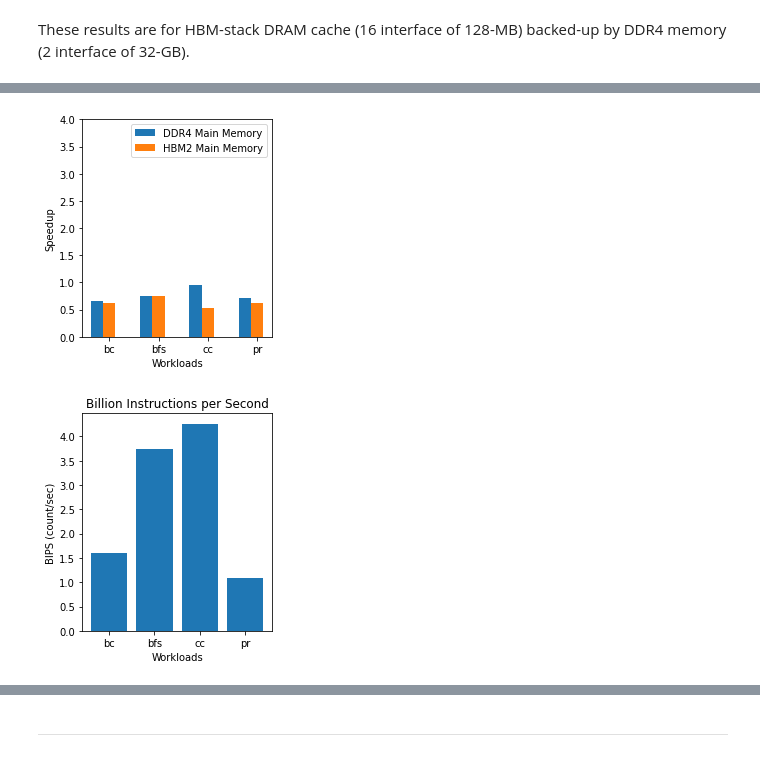
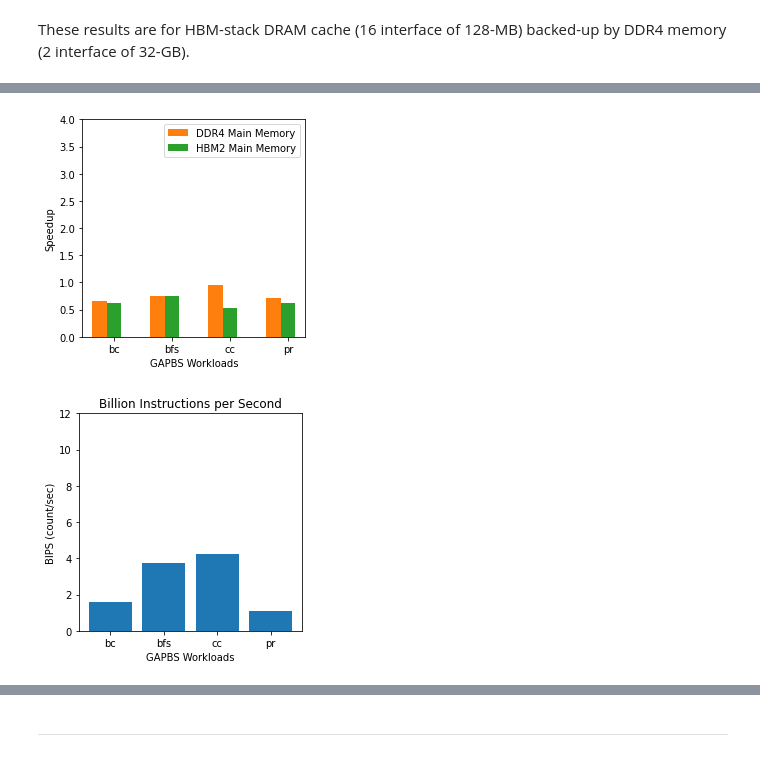
Before and after one commit to darchr/dramCacheController, a Jupyter notebook: myPlots/res_Nov_14/GAPBS/gapbs.ipynb, the cells around one changed output, grey strips where cells are left out. Saved outputs shown, nothing was run; the diff lists cells and outputs as text; code cells hidden in the pictures.

```diff
--- a/myPlots/res_Nov_14/GAPBS/gapbs.ipynb
+++ b/myPlots/res_Nov_14/GAPBS/gapbs.ipynb
@@ -385,30 +385,30 @@ plt.show()
 # %%
 x = df['app']
 x_axis = np.arange(len(x))
 
 y = df['totBW'].astype(float)
 y2 = df2['totBW'].astype(float)
 y3 = df3['totBW'].astype(float)
 
 # Multi bar Chart
 fig = plt.figure()
-fig.set_size_inches(3.4, 4)
+fig.set_size_inches(4, 4)
 
 plt.ylim([0,4])
 
-plt.bar(x_axis -0.25, y/y2, width=0.25, label = 'DDR4 Main Memory')
-plt.bar(x_axis, y/y3, width=0.25, label = 'HBM2 Main Memory')
+plt.bar(x_axis -0.25, y/y2, width=0.25, color ='#ff7f0e', label = 'DDR4 Main Memory')
+plt.bar(x_axis, y/y3, width=0.25, color='#2ca02d',label = 'HBM2 Main Memory')
 #plt.bar(x_axis +0.25, y3, width=0.25, label = 'HBM2 Main Memory')
 
 plt.xticks(x_axis, x)
 
 # plt.title("Speedup of HBM2 DRAM cache over DDR4 and HBM2 Main Memory")
-plt.xlabel("Workloads")
+plt.xlabel("GAPBS Workloads")
 plt.ylabel("Speedup")
 plt.legend()
 plt.show()
 # %% [output]
-[figure, old version]
+[figure, new version]
 # %%
 x = df['app']
 
@@ -417,16 +417,16 @@ y = (df['totNumInsts'].astype(float)/1000000000)/df['simSeconds'].astype(float)
 
 # Multi bar Chart
 fig = plt.figure()
-fig.set_size_inches(3.4, 4)
+fig.set_size_inches(4, 4)
 
-#plt.ylim([0,5])
+plt.ylim([0,12])
 
 plt.bar(x, y)
 
 
 plt.title("Billion Instructions per Second")
-plt.xlabel("Workloads")
+plt.xlabel("GAPBS Workloads")
 plt.ylabel("BIPS (count/sec)")
 plt.show()
 # %% [output]
-[figure, old version]
+[figure, new version]
```
Also changed, not shown: parts of 10 cells of this notebook, 1 other file.
